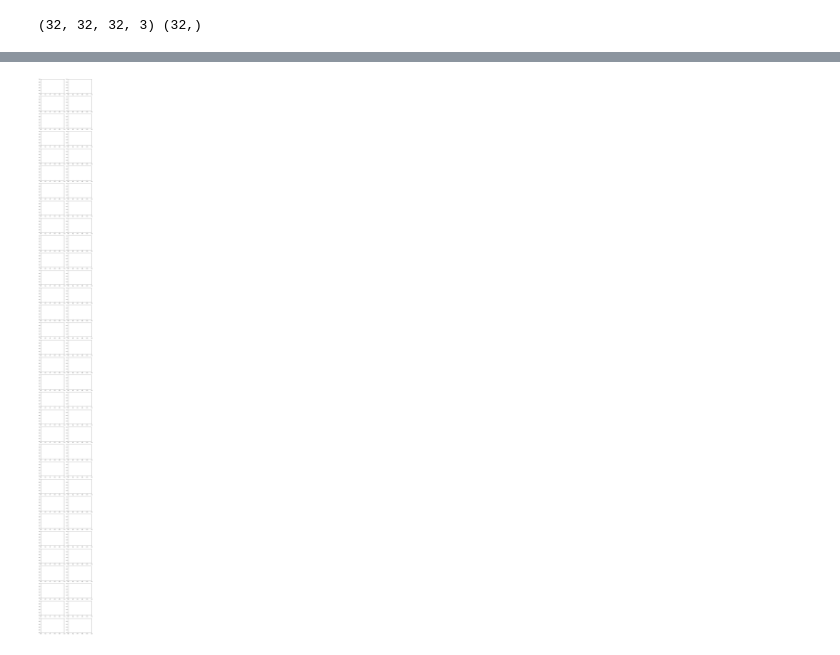
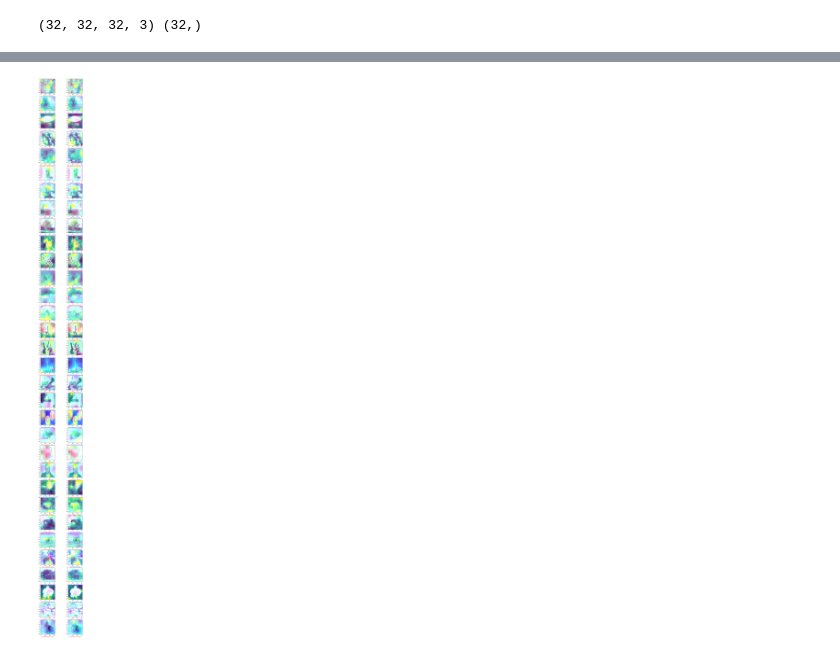
Before and after one commit to Ark1645/Deep-Learning, a Jupyter notebook: CBAM_on_BNN_on_CIFAR100.ipynb, the cells around one changed output, grey strips where cells are left out. Drawn from its saved outputs; the diff is of its cells as text; code cells hidden in the pictures.

```diff
--- a/CBAM_on_BNN_on_CIFAR100.ipynb
+++ b/CBAM_on_BNN_on_CIFAR100.ipynb
@@ -211,8 +209,9 @@ Downloading data from https://www.cs.toronto.edu/~kriz/cifar-100-python.tar.gz
 169001437/169001437 [==============================] - 2s 0us/step
 # %%
 def simple_cnn_no_attention():
+  inputs_shape = (32, 32, 3)
   model = Sequential()
-  model.add(Conv2D(128, (3, 3), padding='same', input_shape=X_train.shape[1:]))
+  model.add(Conv2D(128, (3, 3), padding='same', input_shape=inputs_shape))
   model.add(Activation('elu'))
   model.add(BatchNormalization())
   model.add(Dropout(0.25))
@@ -236,7 +235,7 @@ def simple_cnn_no_attention():
   model.add(Dense(1024))
   model.add(Activation('elu'))
   model.add(Dropout(0.5))
-  model.add(Dense(nb_classes))
+  model.add(Dense(100))
   model.add(Activation('softmax'))
   return model
 # %%
@@ -319,7 +318,8 @@ Epoch 10/10
 # %%
 def simple_cnn_with_cbam():
   model = Sequential()
-  model.add(Conv2D(128, (3, 3), padding='same', input_shape=X_train.shape[1:]))
+  inputs_shape = (32, 32, 3)
+  model.add(Conv2D(128, (3, 3), padding='same', input_shape=inputs_shape))
   model.add(Activation('elu'))
   model.add(BatchNormalization())
   model.add(Dropout(0.25))
@@ -348,7 +348,7 @@ def simple_cnn_with_cbam():
   model.add(Dense(1024))
   model.add(Activation('elu'))
   model.add(Dropout(0.5))
-  model.add(Dense(nb_classes))
+  model.add(Dense(100))
   model.add(Activation('softmax'))
   return model
 # %%
@@ -383,8 +383,8 @@ datagen = ImageDataGenerator(
 datagen.fit(X_train)
 # %%
 import tensorflow as tf
-model=simple_cnn_with_cbam()
-model.compile(
+modeel=simple_cnn_with_cbam()
+modeel.compile(
     loss='sparse_categorical_crossentropy',
     optimizer=tf.keras.optimizers.Adam(0.001),
     metrics=['accuracy'],
@@ -406,6 +406,6 @@ InvalidArgumentError: Graph execution error:
 Detected at node sparse_categorical_crossentropy/SparseSoftmaxCrossEntropyWithLogits/SparseSoftmaxCrossEntropyWithLogits defined at (most recent call last):
   File "/usr/lib/python3.10/runpy.py", line 196, in _run_module_as_main
 # %%
-history = model.fit(ds_train, epochs=10)
+history = modeel.fit(ds_train, epochs=10)
 # %% [output]
 Epoch 1/10
@@ -462,10 +463,10 @@ index = 0
 for img, label in zip(X_test, y_test):
     explainGradCam(explainer, axes[index], img,
                label,
-               simple_cnn_no_attention,
-               simple_cnn_no_attention.predict(img[None]),
-               simple_cnn_with_cbam,
-               simple_cnn_with_cbam.predict(img[None]),
+               model,
+               model.predict(img[None]),
+               modeel,
+               modeel.predict(img[None]),
                class_names=ds_info.features['label'].names)
     index += 1
 # %% [output]
@@ -473 +490 @@ AttributeError: 'function' object has no attribute 'predict'
-[figure, old version]
+[figure, new version]
```
Also changed, not shown: parts of 9 cells of this notebook.
